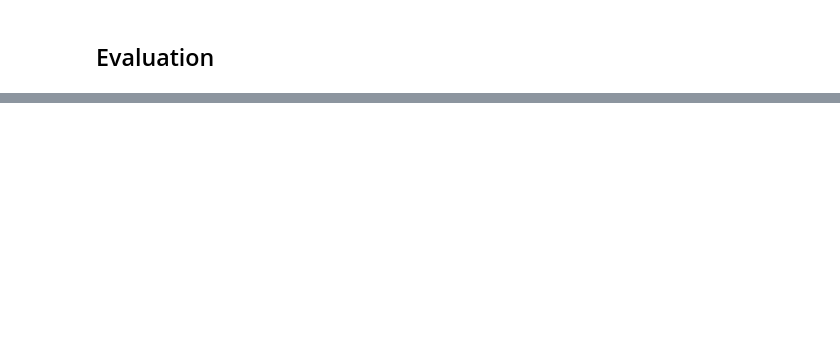
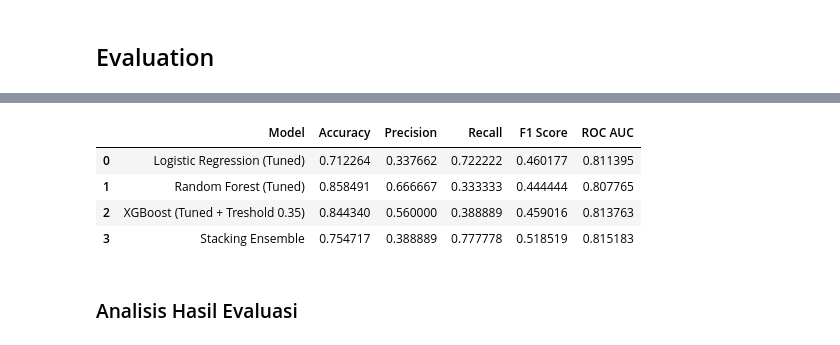
Before and after one commit to muhakbarhamid21/hr-attrition-analytics, a Jupyter notebook: notebook.ipynb, the cells around one changed output, grey strips where cells are left out. Cells and saved outputs as stored; diff of their text form; code cells hidden in the pictures; blank space fills up the shorter version.

Commit message:
feat: preprocessing, modeling, evaluation, save model

```diff
--- a/notebook.ipynb
+++ b/notebook.ipynb
@@ -235,0 +262,2 @@ Semakin senior dan berpengalaman seseorang, kemungkinan keluar dari perusahaan s
+# %%
+df_prep = pd.get_dummies(df_prep, drop_first=True)
@@ -237,0 +431,23 @@ Semakin senior dan berpengalaman seseorang, kemungkinan keluar dari perusahaan s
+# %%
+# Buat pipeline untuk meta-classifier
+meta_learner = make_pipeline(
+    StandardScaler(),
+    LogisticRegression(class_weight='balanced', max_iter=2000)
+)
+# %%
+# Stacking dengan Logistic Regression sebagai meta-learner
+stack_model = StackingClassifier(
+    estimators=[
+        ('lr', LogisticRegression(**best_params_lr, class_weight='balanced', max_iter=1000)),
+        ('rf', RandomForestClassifier(**best_params_rf, class_weight='balanced', random_state=42)),
+        ('xgb', XGBClassifier(**best_params_xgb, eval_metric='logloss', random_state=42))
+    ],
+    final_estimator=meta_learner
+)
+# %%
+# Latih model stack
+stack_model.fit(X_train, y_train)
+
+# Prediksi dan probabilitas
+y_pred_stack = stack_model.predict(X_test)
+y_proba_stack = stack_model.predict_proba(X_test)[:, 1]
@@ -239,0 +507,25 @@ Semakin senior dan berpengalaman seseorang, kemungkinan keluar dari perusahaan s
+# %%
+def get_metrics(name, y_true, y_pred, y_proba):
+    return {
+        "Model": name,
+        "Accuracy": accuracy_score(y_true, y_pred),
+        "Precision": precision_score(y_true, y_pred, zero_division=0),
+        "Recall": recall_score(y_true, y_pred, zero_division=0),
+        "F1 Score": f1_score(y_true, y_pred, zero_division=0),
+        "ROC AUC": roc_auc_score(y_true, y_proba)
+    }
+
+results = []
+results.append(get_metrics("Logistic Regression (Tuned)", y_test, y_pred_lr, y_proba_lr))
+results.append(get_metrics("Random Forest (Tuned)", y_test, y_pred_rf, y_proba_rf))
+results.append(get_metrics("XGBoost (Tuned + Treshold 0.35)", y_test, y_pred_xgb, y_proba_xgb))
+results.append(get_metrics("Stacking Ensemble", y_test, y_pred_stack, y_proba_stack))
+
+df_results = pd.DataFrame(results)
+df_results
+# %% [output]
+|  | Model | Accuracy | Precision | Recall | F1 Score | ROC AUC |
+| 0 | Logistic Regression (Tuned) | 0.712264 | 0.337662 | 0.722222 | 0.460177 | 0.811395 |
+| 1 | Random Forest (Tuned) | 0.858491 | 0.666667 | 0.333333 | 0.444444 | 0.807765 |
+| 2 | XGBoost (Tuned + Treshold 0.35) | 0.844340 | 0.560000 | 0.388889 | 0.459016 | 0.813763 |
+| 3 | Stacking Ensemble | 0.754717 | 0.388889 | 0.777778 | 0.518519 | 0.815183 |
@@ -239,0 +557,2 @@ Semakin senior dan berpengalaman seseorang, kemungkinan keluar dari perusahaan s
+# %% [markdown]
+### Analisis Hasil Evaluasi
```
Also changed, not shown: parts of 37 cells of this notebook.
